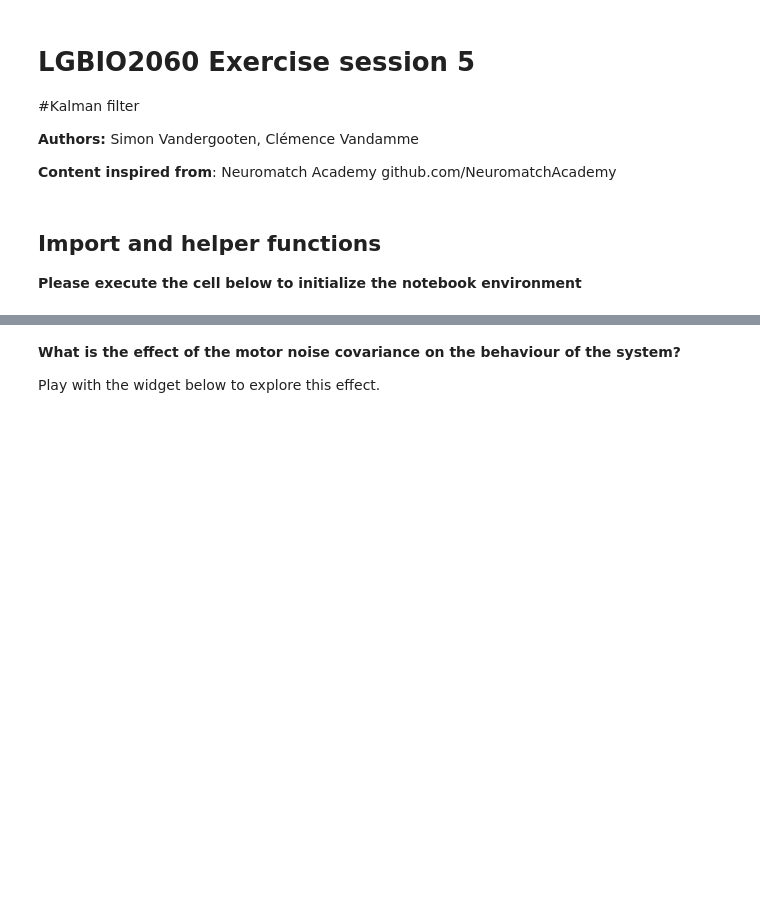
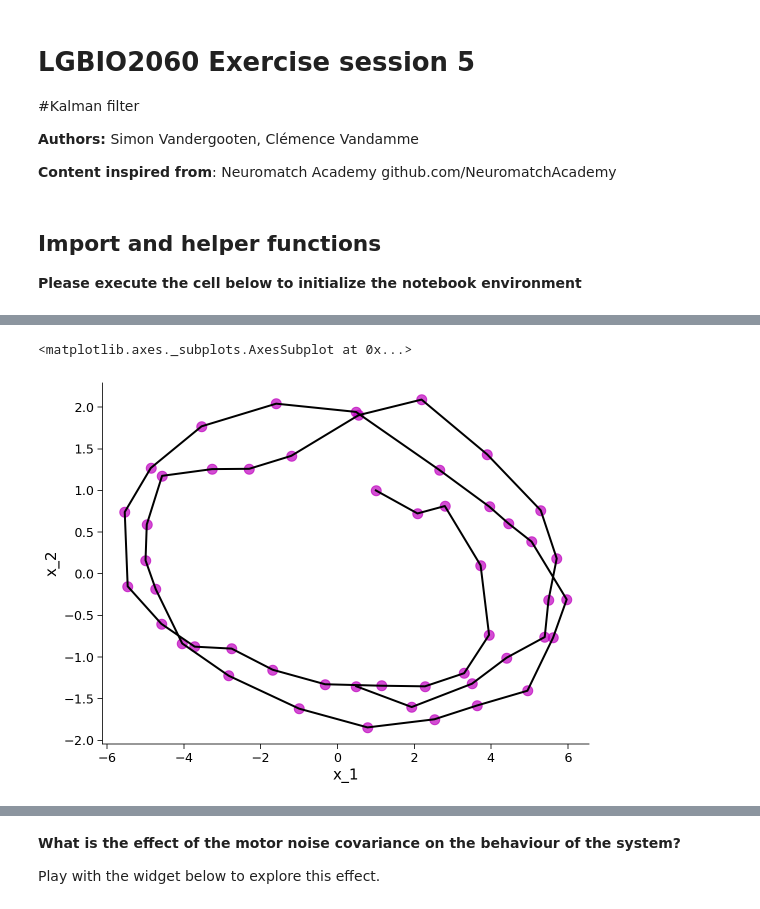
Before and after one commit to svandergoote/LGBIO2060-2022, a Jupyter notebook: LGBIO2060_TP5.ipynb, the cells around one changed output, grey strips where cells are left out. Cells and saved outputs as stored; diff of their text form; code cells hidden in the pictures; blank space fills up the shorter version.

```diff
--- a/LGBIO2060_TP5.ipynb
+++ b/LGBIO2060_TP5.ipynb
@@ -264,33 +281,41 @@ Hints :
 def my_system(nsteps, x0, A, omega_motor, seed=2060):
   """
   my_system is a function that model the time-evolution of a linear dynamical system
   with state transition matrix A.
   Inputs : nsteps is the number of time steps to model
            x0 is the initial state (where we are starting from)
            A is the state-transition matrix
            omega_motor is the covariance matrix
   Outputs : state_evolution is a numpy array that contains the time-evolution of
             the state vector : (state size, nsteps)
   """
   # Set the random generator seed
   np.random.seed(seed)
 
   ########################
   #### Your code here ####
   ########################
+  state_evolution = np.zeros((len(x0), nsteps))
+  state_evolution[:,0] = x0
+  for i in range(nsteps-1):
+    noise = np.random.multivariate_normal(np.array([0, 0]), omega_motor)
+    state_evolution[:,i+1] = A@state_evolution[:,i] + noise
 
   return state_evolution
 
 # Run the lines below to test your code
 
 nsteps = 50
 x0 = np.array([1,1]).T
 A = np.array([[1., 1.], [-(2*np.pi/20.)**2., .9]])
 sigma_motor = 0.05
 omega_motor = [[sigma_motor , 0],[0, sigma_motor]]
 
 state_evolution = my_system(nsteps,x0,A,omega_motor)
 plot_my_system(state_evolution)
+# %% [output]
+<matplotlib.axes._subplots.AxesSubplot at 0x...>
+[figure, added]
 # %% [markdown]
 *Example output:*
 
```
Also changed, not shown: parts of 4 cells of this notebook.
